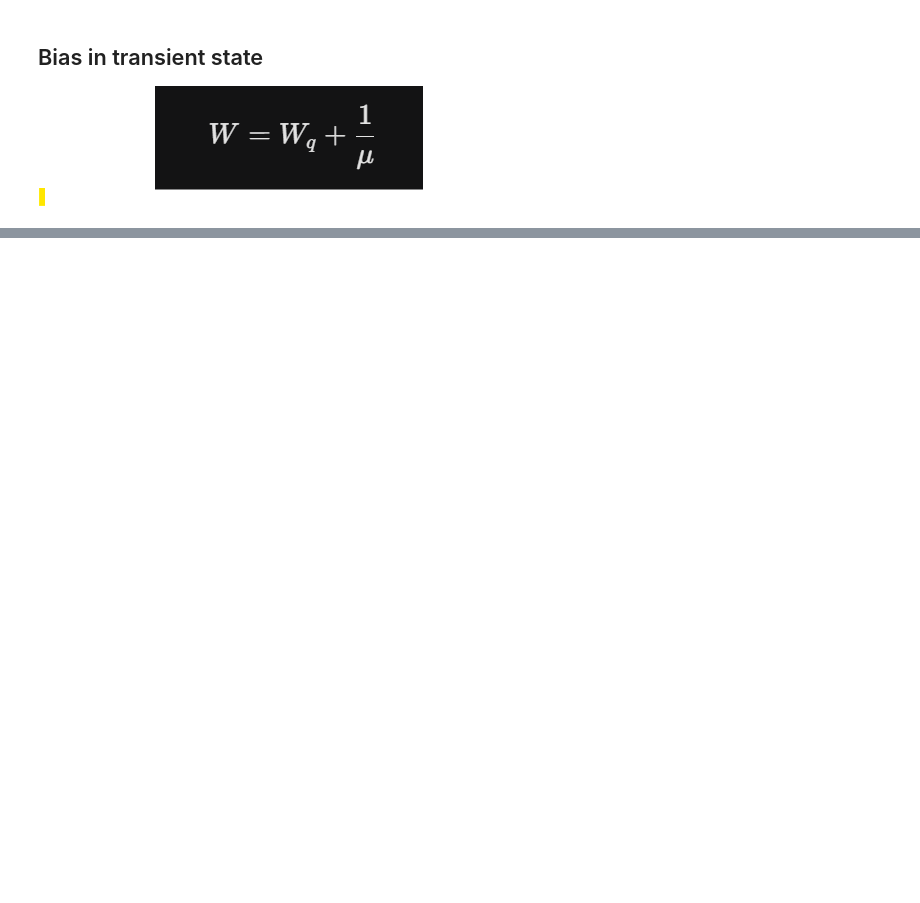
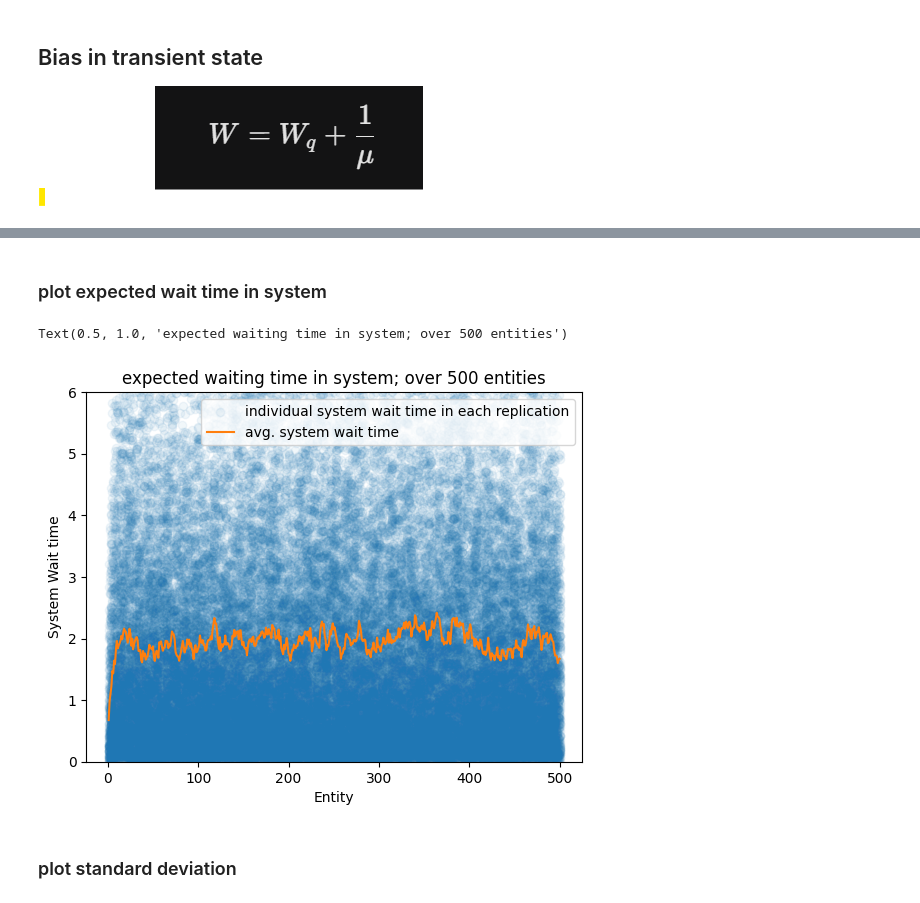
Before and after one commit to peppy-senpai/simulation_analysis, a Jupyter notebook: MMC-queue/mmc_event.ipynb, the cells around one changed output, grey strips where cells are left out. Saved outputs shown, nothing was run; the diff lists cells and outputs as text; code cells hidden in the pictures; blank space fills up the shorter version.

```diff
--- a/MMC-queue/mmc_event.ipynb
+++ b/MMC-queue/mmc_event.ipynb
@@ -244,0 +373,19 @@ plt.legend()
+# %%
+replication = 100 # 100 replication
+n_entity = 500 # 500 patients
+tba_fn = exp_time_diff
+arrival_rate = 1
+service_t_fn = exp_time_diff
+service_rate = 1.5
+sim = MMC_Sim(replication, n_entity, tba_fn, arrival_rate, service_t_fn, service_rate, servers=1)
+sim.run_sim()
+# %% [markdown]
+### plot expected wait time in system
+# %%
+plot_wait_time(sim.event_table)
+plt.title('expected waiting time in system; over 500 entities')
+# %% [output]
+Text(0.5, 1.0, 'expected waiting time in system; over 500 entities')
+[figure, added]
+# %% [markdown]
+### plot standard deviation
```
Also changed, not shown: parts of 26 cells of this notebook.
